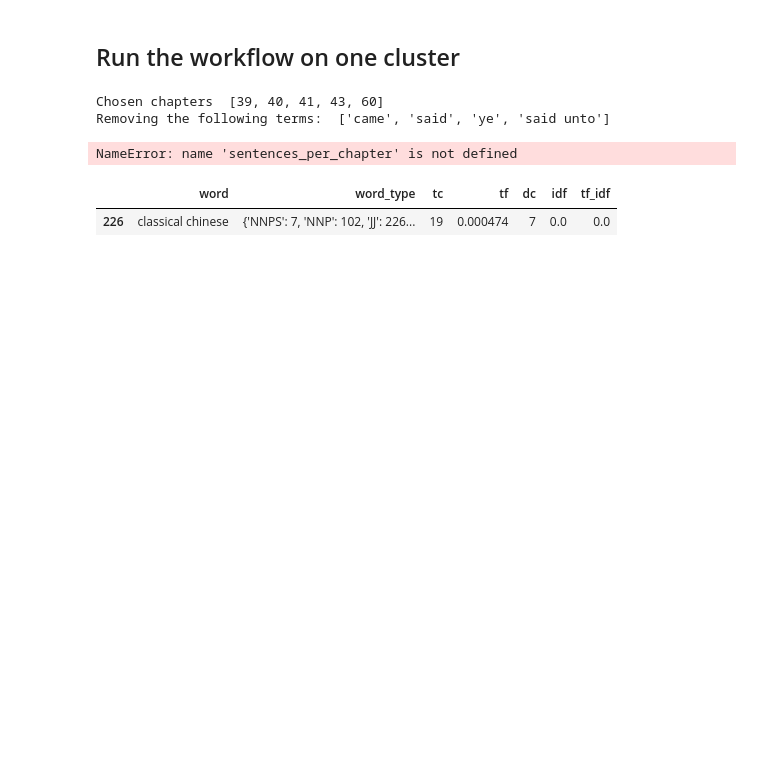
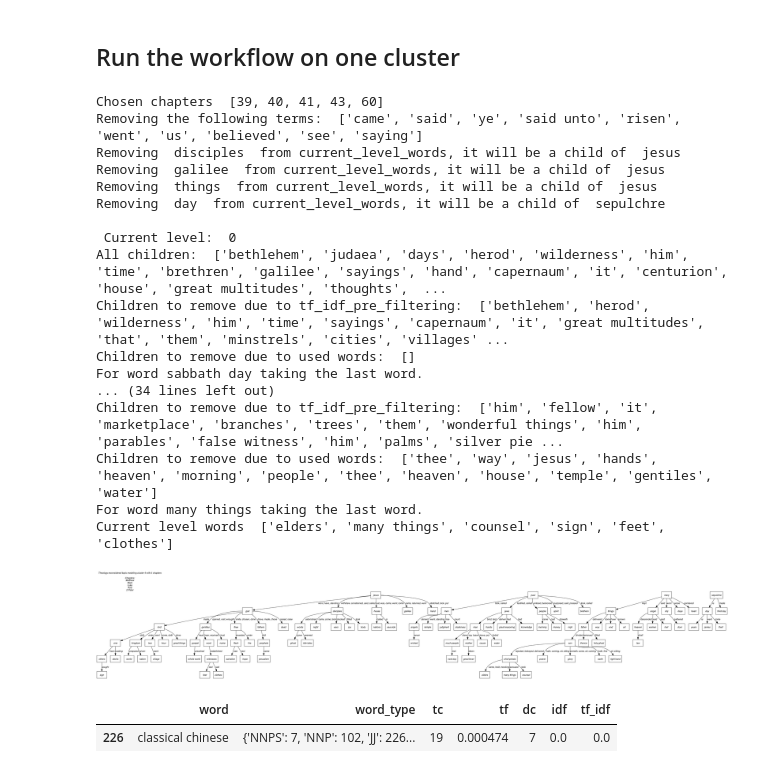
Before and after one commit to zhutchens/hierarchical_clustering, a Jupyter notebook: ontology_hierarchy/key_term_tree_bible.ipynb, the cells around one changed output. Drawn from its saved outputs; the diff is of its cells as text; code cells hidden in the pictures; blank space fills up the shorter version.

```diff
--- a/ontology_hierarchy/key_term_tree_bible.ipynb
+++ b/ontology_hierarchy/key_term_tree_bible.ipynb
@@ -53,7 +54,7 @@ NUM_TOPICS = 6
 clusters, key_terms_per_cluster = kmeans_tfidf_clustering(
     chapters=chapters,
     num_topics=NUM_TOPICS,
-    n_key_terms=10,
+    n_key_terms=20,
 )
 # %% [output]
 CLUSTER #1
@@ -112,17 +113,21 @@ if use_key_terms:
         tf_idf_word_types=tf_idf_pre_filtering,
         verbose=True,
     )
-    current_level_words.append("dàodé jīng") #TODO: Remove this.
 else:
     raise NotImplementedError("Not implemented yet.")
     # Specify the number of top words to use.
-    n = max(50, len(chosen_chapters)*5)
+    n = max(50, len(chosen_chapters) * 5)
     current_level_words = tf_idf_pre_filtering.head(n)["word"].values
+
 
 # Create a list of all verses of the chosen books.
 all_verses = []
-for chapter_idx in chosen_chapters:
-    all_verses.extend(sentences_per_chapter[chapter_idx])
+for book in chosen_chapters:
+    book_df = kjv_bible_df[kjv_bible_df["book"] == titles[book]]
+    for chapter in book_df["chapter"].unique():
+        chapter_df = book_df[book_df["chapter"] == chapter]
+        for verse in chapter_df["text"].values:
+            all_verses.append(verse)
 
 used_words = set()
 all_ordered_directed_relations = []
@@ -145,10 +150,16 @@ ordered_directed_relations = order_directed_relations(
     verbose=False,
 )
 
+
 for relation in ordered_directed_relations:
     if relation[0] in current_level_words and relation[1] in current_level_words:
         current_level_words.remove(relation[1])
-        print("Removing ", relation[1], " from current_level_words, it will be a child of ", relation[0])
+        print(
+            "Removing ",
+            relation[1],
+            " from current_level_words, it will be a child of ",
+            relation[0],
+        )
 
 
 for current_level in range(chosen_hierarchy_depth):
@@ -162,7 +173,7 @@ for current_level in range(chosen_hierarchy_depth):
         top_n_words=current_level_words,
         all_verses=all_verses,
         verbose=False,
-        get_all_one_directional='lower',
+        get_all_one_directional="lower",
         only_compounds=only_compounds,
     )
     print("All children: ", [relation[1] for relation in directed_relations])
@@ -170,29 +181,34 @@ for current_level in range(chosen_hierarchy_depth):
     # Filter out the relations whose children is not in tf_idf_pre_filtering
     # and it has not been used already, but print them out first.
     children_to_remove_1 = [
-        key[1] for key, _ in directed_relations.items()
+        key[1]
+        for key, _ in directed_relations.items()
         if key[1] not in tf_idf_pre_filtering["word"].values
     ]
     # Keep the bigrams and trigrams which are not in tf_idf_pre_filtering but
     # all of their words are in tf_idf_pre_filtering.
     children_to_remove_1 = [
-        child for child in children_to_remove_1
-        if not (len(child.split(" ")) > 1 and
-                all(word in tf_idf_pre_filtering["word"].values for word in child.split(" ")))
+        child
+        for child in children_to_remove_1
+        if not (
+            len(child.split(" ")) > 1
+            and all(
+                word in tf_idf_pre_filtering["word"].values for word in child.split(" ")
+            )
+        )
     ]
     print("Children to remove due to tf_idf_pre_filtering: ", children_to_remove_1)
 
     children_to_remove_2 = [
-        key[1] for key, _ in directed_relations.items()
-        if key[1] in used_words
+        key[1] for key, _ in directed_relations.items() if key[1] in used_words
     ]
     print("Children to remove due to used words: ", children_to_remove_2)
 
     directed_relations = {
-        key: value for key, value in directed_relations.items()
+        key: value
+        for key, value in directed_relations.items()
         if key[1] not in children_to_remove_1 and key[1] not in children_to_remove_2
     }
-
 
     # Order the directed relations.
     ordered_directed_relations = order_directed_relations(
@@ -216,34 +232,53 @@ for current_level in range(chosen_hierarchy_depth):
                 relations_to_remove.append(relation)
         for relation in relations_to_remove:
             ordered_directed_relations.remove(relation)
 
     # Add parents and children to the used words.
     used_words.update([relation[0] for relation in ordered_directed_relations])
     used_words.update([relation[1] for relation in ordered_directed_relations])
 
     # Add the relations to the list of all relations.
     all_ordered_directed_relations.extend(ordered_directed_relations)
     all_relations_to_verbs.update(relations_to_verbs)
 
     # Set the current level words to the words that are the children of the current level words.
     current_level_words = [relation[1] for relation in ordered_directed_relations]
     print("Current level words ", current_level_words)
 
 
 # Construct the ontology hierarchy.
 ontology_hierarchy, words_with_parents = construct_ontology_hierarchy(
     ordered_directed_relations=all_ordered_directed_relations,
 )
 
 # Draw the ontology hierarchy.
 draw_hierarchy_tree_from_ontology(
     ontological_hierarchy=ontology_hierarchy,
     relations_to_verbs=all_relations_to_verbs,
-    title="Theology reconsidered topic modeling cluster " + str(chosen_cluster) + " with " + str(len(chosen_chapters)) + " chapters",
+    title="Theology reconsidered topic modeling cluster "
+    + str(chosen_cluster)
+    + " with "
+    + str(len(chosen_chapters))
+    + " chapters",
     topic_modelling_chapters=chapter_titles,
 )
 # %% [output]
 Chosen chapters  [39, 40, 41, 43, 60]
-Removing the following terms:  ['came', 'said', 'ye', 'said unto']
+Removing the following terms:  ['came', 'said', 'ye', 'said unto', 'risen', 'went', 'us', 'believed', 'see', 'saying']
+Removing  disciples  from current_level_words, it will be a child of  jesus
+Removing  galilee  from current_level_words, it will be a child of  jesus
+Removing  things  from current_level_words, it will be a child of  jesus
+Removing  day  from current_level_words, it will be a child of  sepulchre
+
+ Current level:  0
+All children:  ['bethlehem', 'judaea', 'days', 'herod', 'wilderness', 'him', 'time', 'brethren', 'galilee', 'sayings', 'hand', 'capernaum', 'it', 'centurion', 'house', 'great multitudes', 'thoughts',  ...
+Children to remove due to tf_idf_pre_filtering:  ['bethlehem', 'herod', 'wilderness', 'him', 'time', 'sayings', 'capernaum', 'it', 'great multitudes', 'that', 'them', 'minstrels', 'cities', 'villages' ...
+Children to remove due to used words:  []
+For word sabbath day taking the last word.
+... (34 lines left out)
+Children to remove due to tf_idf_pre_filtering:  ['him', 'fellow', 'it', 'marketplace', 'branches', 'trees', 'them', 'wonderful things', 'him', 'parables', 'false witness', 'him', 'palms', 'silver pie ...
+Children to remove due to used words:  ['thee', 'way', 'jesus', 'hands', 'heaven', 'morning', 'people', 'thee', 'heaven', 'house', 'temple', 'gentiles', 'water']
+For word many things taking the last word.
+Current level words  ['elders', 'many things', 'counsel', 'sign', 'feet', 'clothes']
-NameError: name 'sentences_per_chapter' is not defined
+[figure, added]
 # %%
```
Also changed, not shown: parts of 4 cells of this notebook, 4 other files.
